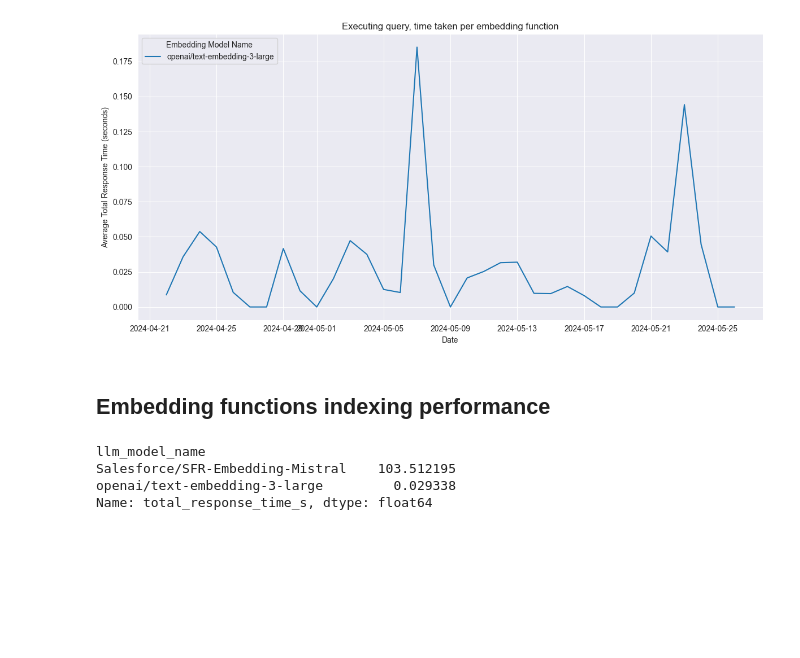
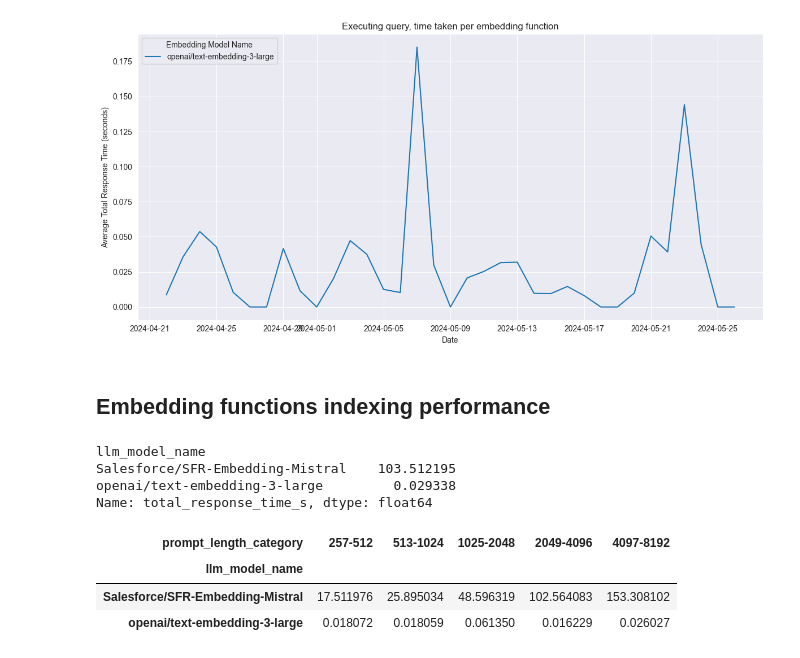
Before and after one commit to nattvara/DA231X, a Jupyter notebook: results/notebooks/performance.ipynb, the cells around one changed output. Saved outputs shown, nothing was run; the diff lists cells and outputs as text; code cells hidden in the pictures; blank space fills up the shorter version.

Commit message:
add indexing performance for embedding functions per the size of the indexed document

```diff
--- a/results/notebooks/performance.ipynb
+++ b/results/notebooks/performance.ipynb
@@ -361,3 +361,46 @@ llm_model_name
 Salesforce/SFR-Embedding-Mistral    103.512195
 openai/text-embedding-3-large         0.029338
 Name: total_response_time_s, dtype: float64
+# %%
+df_prompt_handles = dataframes['prompt_handles']
+
+def categorize_prompt_length(prompt):
+    length = len(prompt)
+    if length <= 256:
+        return '129-256'
+    elif length <= 512:
+        return '257-512'
+    elif length <= 1024:
+        return '513-1024'
+    elif length <= 2048:
+        return '1025-2048'
+    elif length <= 4096:
+        return '2049-4096'
+    else:
+        return '4097-8192'
+
+model_names = ["openai/text-embedding-3-large", "Salesforce/SFR-Embedding-Mistral"]
+prompt_filters = ["Document chunk"]
+
+df_prompt_handles_filtered = df_prompt_handles[
+    (df_prompt_handles['state'] == 'finished') &
+    (df_prompt_handles['response'].isnull()) &  # embedding prompt_handles do not set this field
+    (df_prompt_handles['llm_model_name'].isin(model_names)) &
+    (df_prompt_handles['prompt'].apply(lambda x: any(filter_str in x for filter_str in prompt_filters)))
+].copy()
+
+df_prompt_handles_filtered['total_response_time_s'] = df_prompt_handles_filtered['response_time_taken_s']
+df_prompt_handles_filtered['date'] = df_prompt_handles_filtered['created_at'].dt.date
+df_prompt_handles_filtered['prompt_length_category'] = df_prompt_handles_filtered['prompt'].apply(categorize_prompt_length)
+
+categories = ['0-256', '257-512', '513-1024', '1025-2048', '2049-4096', '4097-8192']
+df_prompt_handles_filtered['prompt_length_category'] = pd.Categorical(df_prompt_handles_filtered['prompt_length_category'], categories=categories, ordered=True)
+
+average_response_time_by_length = df_prompt_handles_filtered.groupby(['llm_model_name', 'prompt_length_category'], observed=True)['total_response_time_s'].mean().unstack()
+
+average_response_time_by_length
+# %% [output]
+| prompt_length_category | 257-512 | 513-1024 | 1025-2048 | 2049-4096 | 4097-8192 |
+| llm_model_name |  |  |  |  |  |
+| Salesforce/SFR-Embedding-Mistral | 17.511976 | 25.895034 | 48.596319 | 102.564083 | 153.308102 |
+| openai/text-embedding-3-large | 0.018072 | 0.018059 | 0.061350 | 0.016229 | 0.026027 |
```
